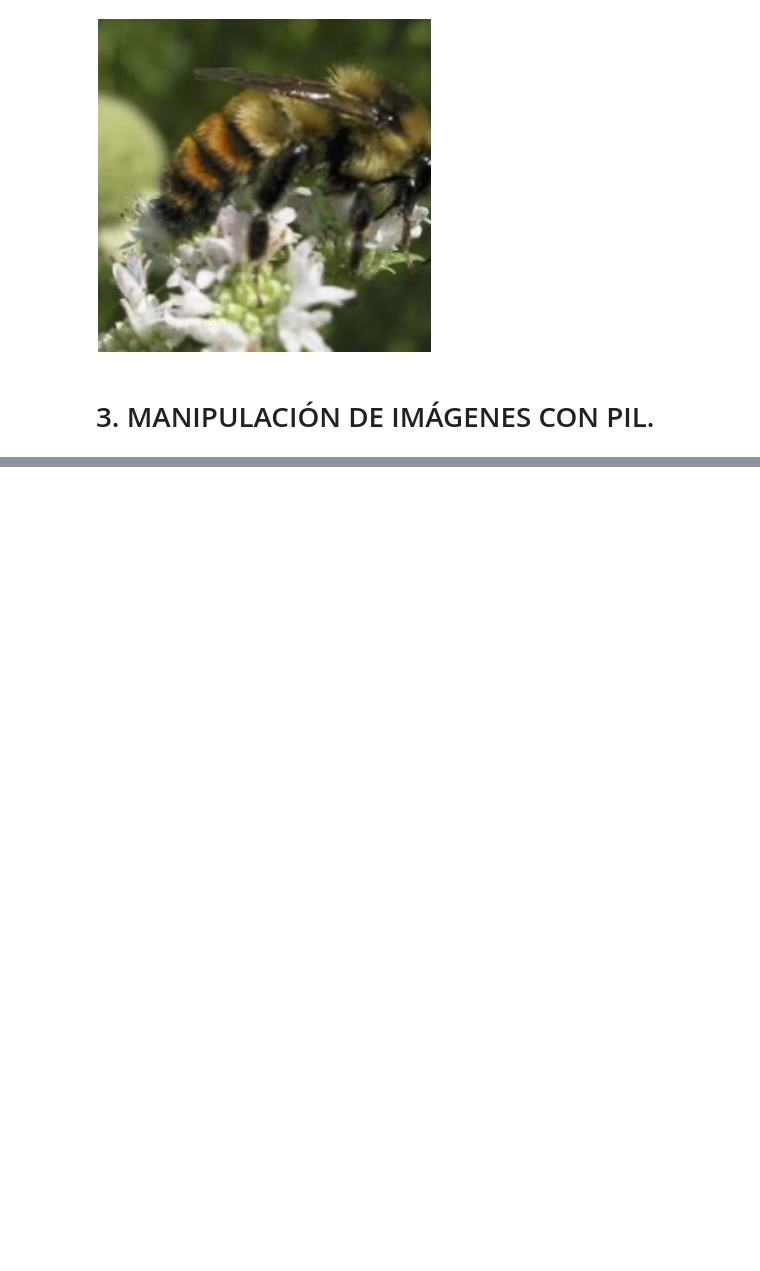
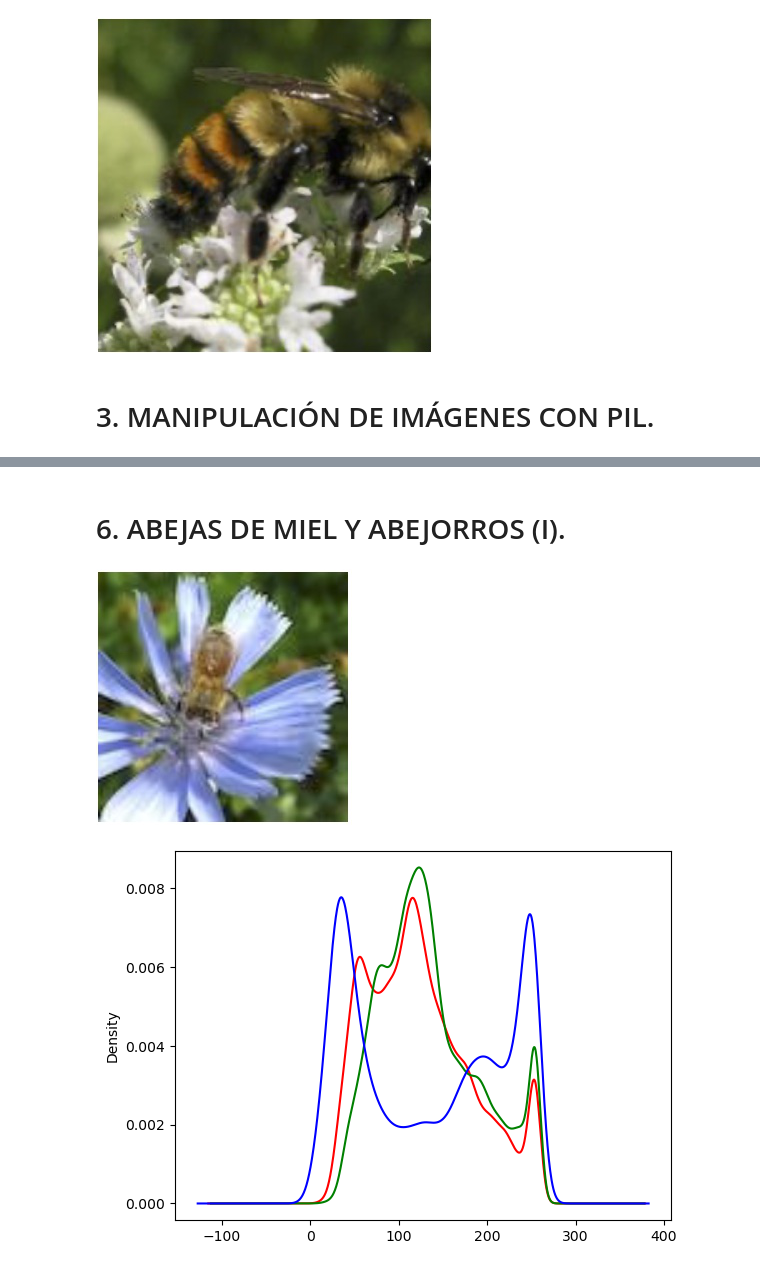
Before and after one commit to alexcavadora/school-portfolio-lidia, a Jupyter notebook: DataAnalysis/midterm2/midterm2-proyect2-part1.ipynb, the cells around one changed output, grey strips where cells are left out. Drawn from its saved outputs; the diff is of its cells as text; code cells hidden in the pictures; blank space fills up the shorter version.

```diff
--- a/DataAnalysis/midterm2/midterm2-proyect2-part1.ipynb
+++ b/DataAnalysis/midterm2/midterm2-proyect2-part1.ipynb
@@ -53,0 +85,22 @@ display(img_flipped)
+# %%
+def plot_kde(canal, color):
+    data = canal.flatten()
+    return pd.Series(data).plot.density(c=color)
+
+channels = ['r', 'g', 'b']
+
+def plot_rgb(image_data):
+    for ix, color in enumerate(channels):
+        plot_kde(image_data[:, :, ix], color)
+    plt.show()
+# %% [markdown]
+# 6. ABEJAS DE MIEL Y ABEJORROS (I).
+# %%
+honey = Image.open('bee_12.jpg')
+display(honey)
+
+honey_data = np.array(honey)
+plot_rgb(honey_data)
+# %% [output]
+[figure, added]
+[figure, added]
```
Also changed, not shown: parts of 13 cells of this notebook, 33 other files.
